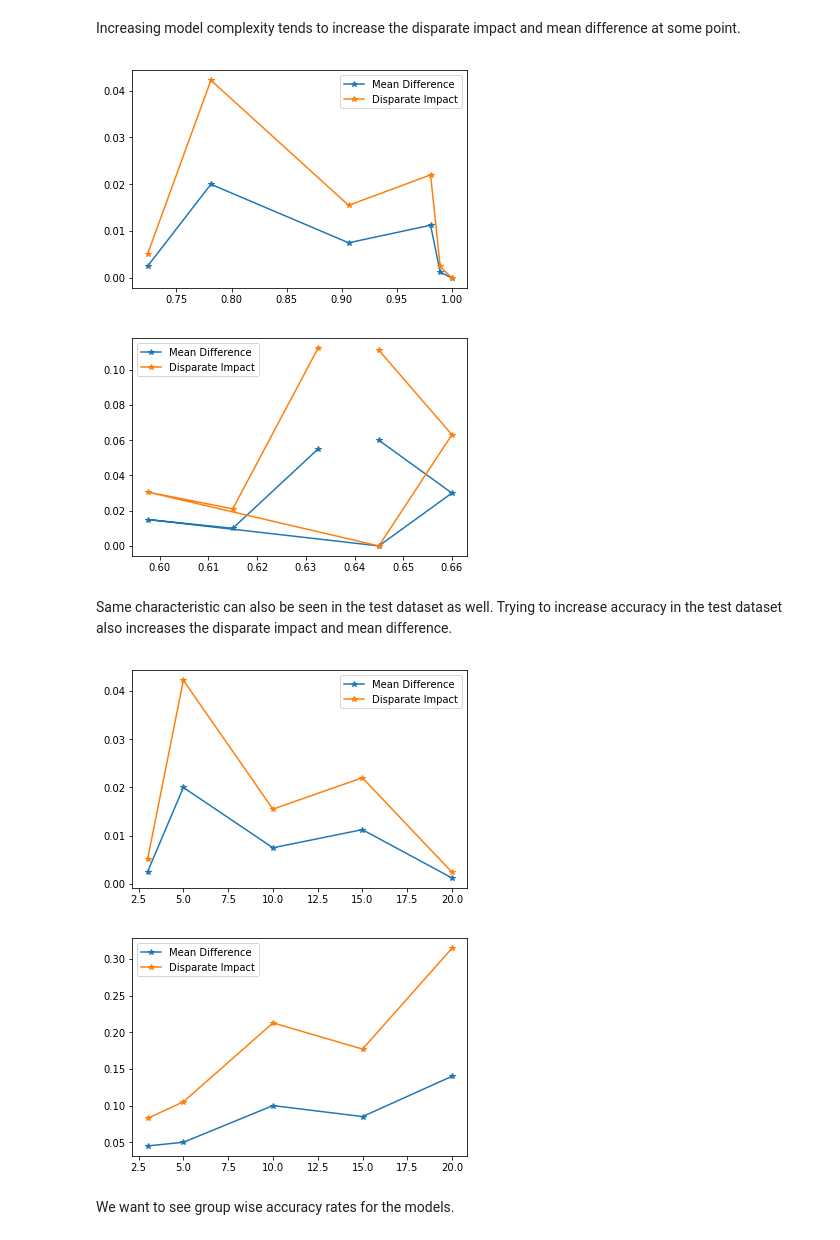
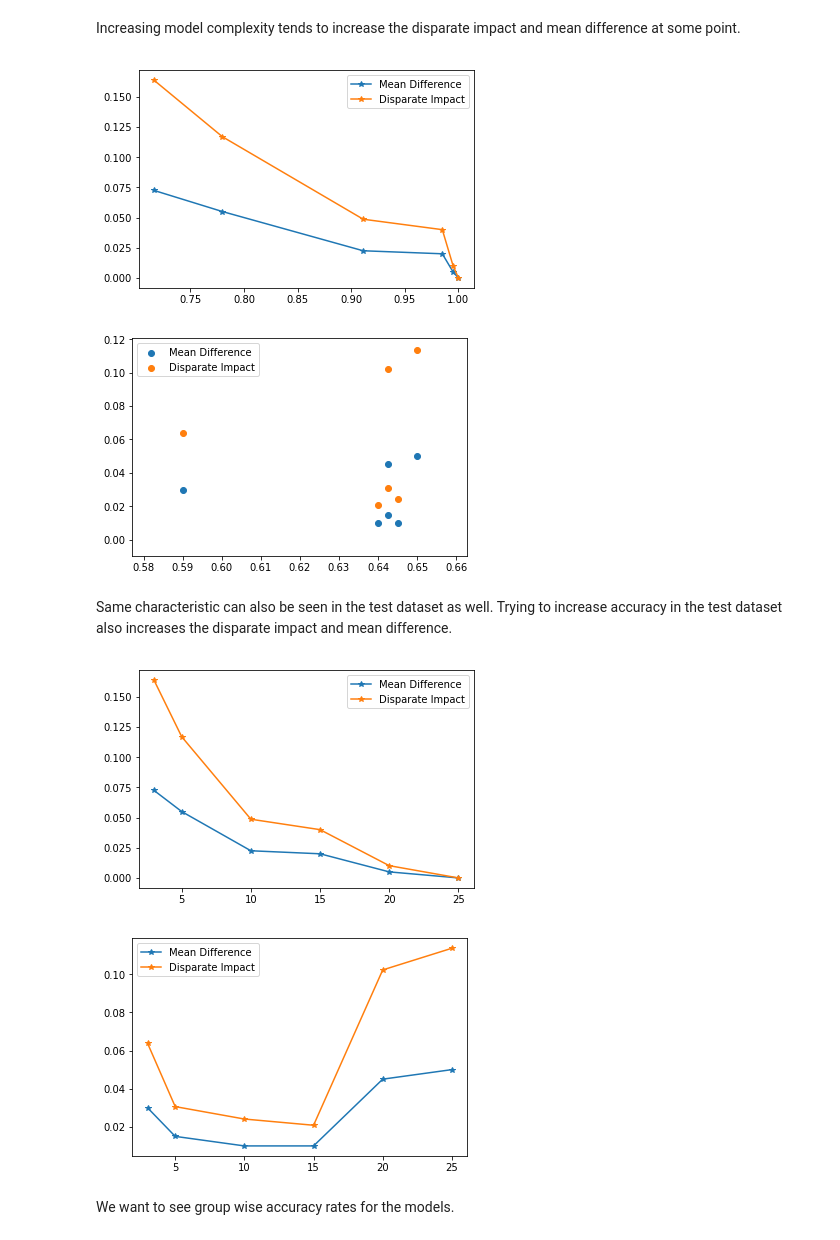
Before and after one commit to rakinhaider/Inherent-AI-Bias, a Jupyter notebook: notebooks/Ghost Unfairness Small Dataset.ipynb, the cells around one changed output. Saved outputs shown, nothing was run; the diff lists cells and outputs as text; code cells hidden in the pictures.

```diff
--- a/notebooks/Ghost Unfairness Small Dataset.ipynb
+++ b/notebooks/Ghost Unfairness Small Dataset.ipynb
@@ -36,13 +36,14 @@ random_state = 47
 # %% [markdown]
 ## Fair Dataset
 # %%
-fd_train = FairDataset(400, 5,
+fd_train = FairDataset(200, 5,
                       protected_attribute_names=['sex'],
                       privileged_classes=[['Male']],
                       random_state=random_state)
 fd_test = FairDataset(100, 5,
                       protected_attribute_names=['sex'],
-                      privileged_classes=[['Male']])
+                      privileged_classes=[['Male']],
+                     random_state=53)
 # %%
 fd_train_x, fd_train_y = fd_train.get_xy(keep_protected = False)
 fd_test_x, fd_test_y = fd_test.get_xy(keep_protected = False)
@@ -124,18 +165,19 @@ def get_model_results(model, train_fd, test_fd, func=None):
     else:
         model_property = None
 
-    md, di, ac = get_classifier_metrics(model, train_fd,
+    metrics = get_classifier_metrics(model, train_fd,
                                         privileged_groups,
                                         unprivileged_groups,
                                         verbose=True)
-    train_result = (md, di, ac, model_property)
+    train_result = (*metrics, model_property)
 
     print('Test')
-    md, di, ac = get_classifier_metrics(model, test_fd,
+
+    metrics = get_classifier_metrics(model, test_fd,
                                         privileged_groups,
                                         unprivileged_groups,
                                        verbose=True)
-    test_result = (md, di, ac, model_property)
+    test_result = (*metrics, model_property)
 
     return train_result, test_result
 # %%
@@ -153,7 +195,7 @@ def get_results(models, train_fd, test_fd, func=None):
 def decision_tree_property(model):
     return {'depth': model.get_depth()}
 # %%
-max_depths = [3, 5, 10, 15, 20, 40]
+max_depths = [3, 5, 10, 15, 20, 25]
 
 params = {'criterion':'entropy',
           'random_state': 47}
@@ -203,23 +266,27 @@ test_results
 # %% [markdown]
 Increasing model complexity tends to increase the disparate impact and mean difference at some point.
 # %%
-def plot_acc_vs_metric(results):
+def plot_acc_vs_metric(results, plot_type='line'):
     mds = [abs(tup[0]) for tup in results]
     dis = [abs(1 - tup[1]) for tup in results]
     acs = [tup[2] for tup in results]
     tds = [tup[3] for tup in results]
 
-    plt.plot(acs, mds, '*-', label='Mean Difference')
-    plt.plot(acs, dis, '*-', label='Disparate Impact')
+    if plot_type == 'line':
+        plt.plot(acs, mds, '*-', label='Mean Difference')
+        plt.plot(acs, dis, '*-', label='Disparate Impact')
+    elif plot_type == 'scatter':
+        plt.scatter(acs, mds, label='Mean Difference')
+        plt.scatter(acs, dis, label='Disparate Impact')
     plt.legend()
 
 plot_acc_vs_metric(train_results)
 plt.show()
-plot_acc_vs_metric(test_results)
+plot_acc_vs_metric(test_results, 'scatter')
 plt.show()
 # %% [output]
-[figure, old version]
+[figure, new version]
-[figure, old version]
+[figure, new version]
 # %% [markdown]
 Same characteristic can also be seen in the test dataset as well. Trying to increase accuracy in the test dataset also increases the disparate impact and mean difference.
 # %%
@@ -238,7 +305,7 @@ plot_complexity_vs_metric(train_results, max_depths)
 plt.show()
 plot_complexity_vs_metric(test_results, max_depths)
 # %% [output]
-[figure, old version]
+[figure, new version]
-[figure, old version]
+[figure, new version]
 # %% [markdown]
 We want to see group wise accuracy rates for the models.
```
Also changed, not shown: parts of 25 cells of this notebook, 4 other files.
